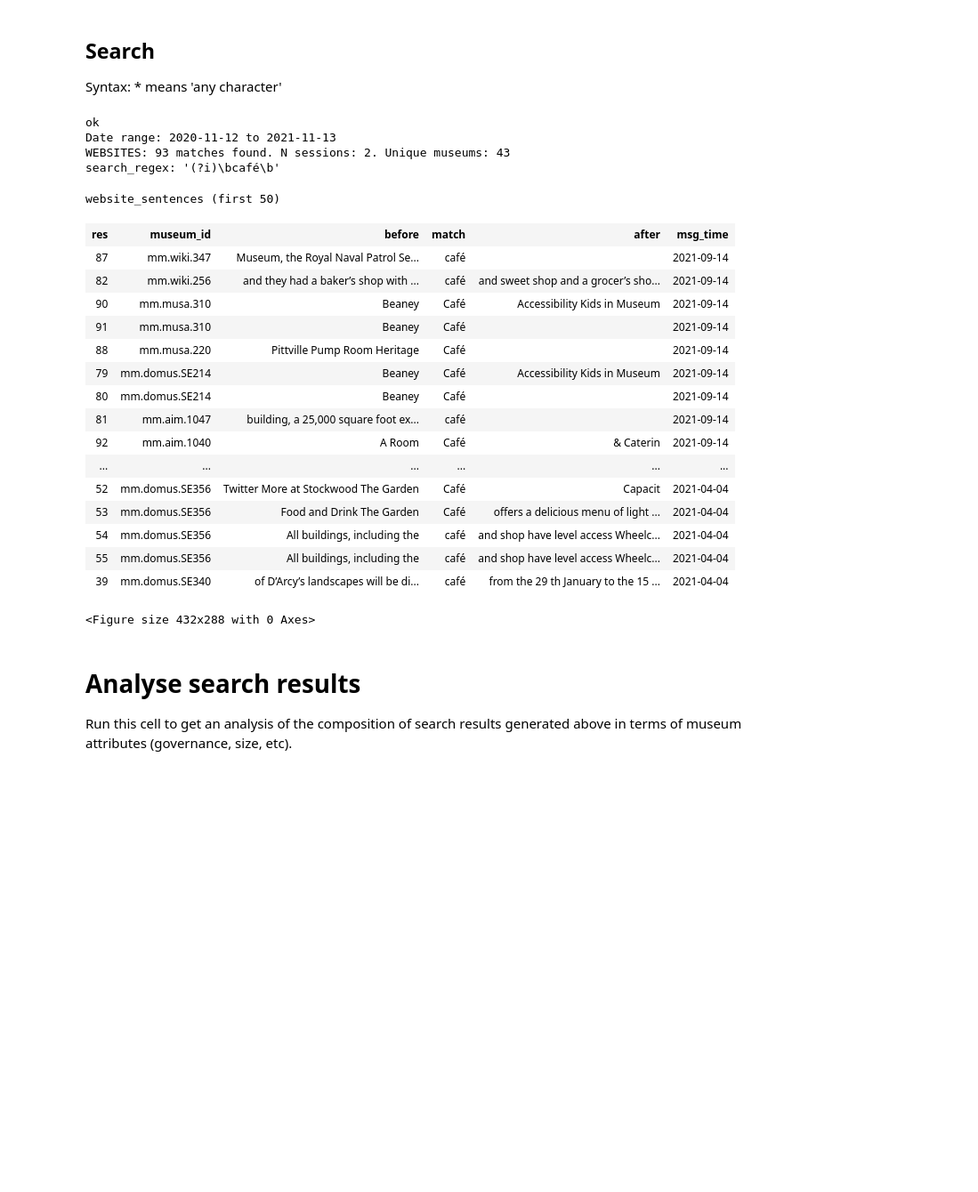
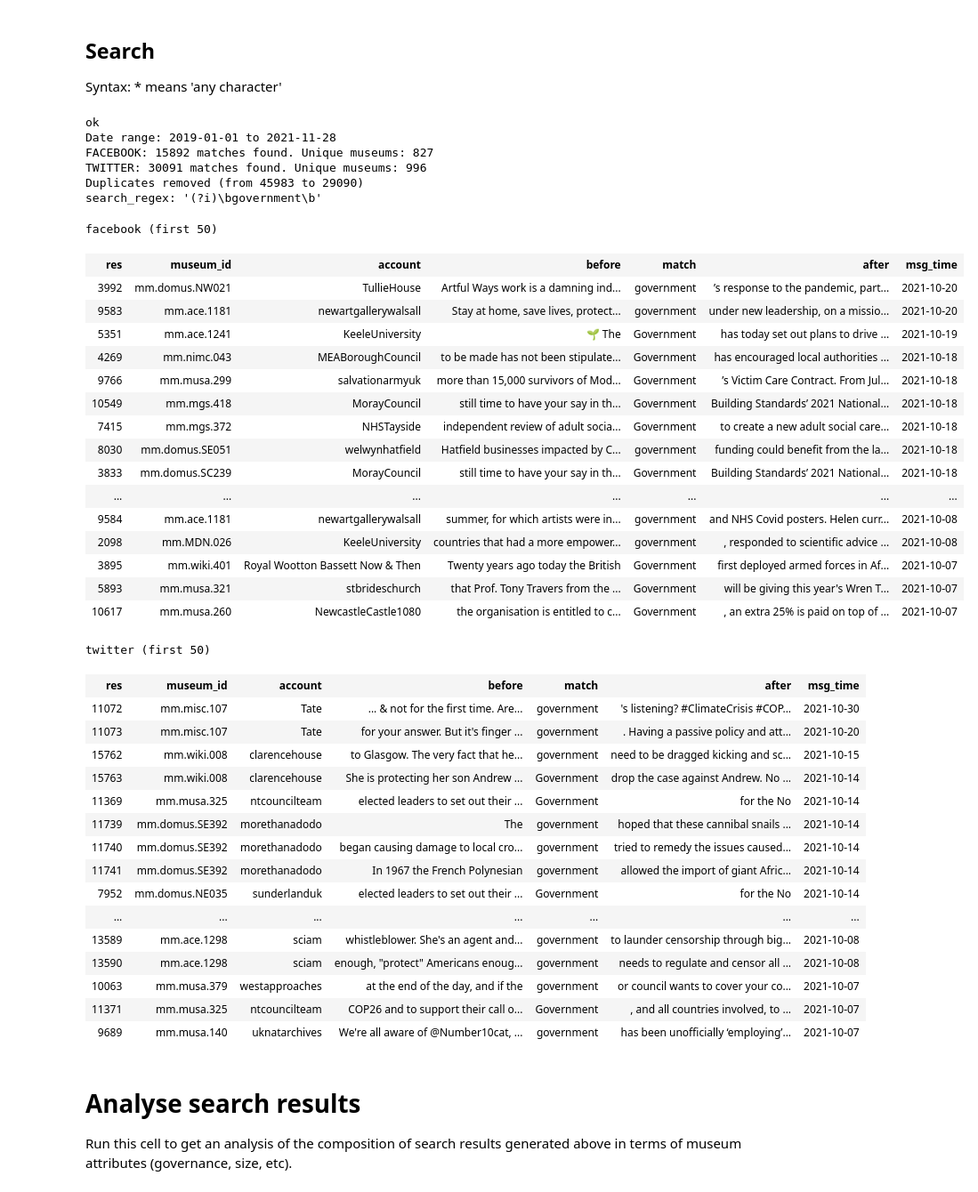
Before and after one commit to Birkbeck/museums-in-the-pandemic, a Jupyter notebook: mip/mip_search_app/google_collab_backup/mip_search_app_v1.ipynb, the cells around one changed output. Shown at 89% size. Drawn from its saved outputs; the diff is of its cells as text; code cells hidden in the pictures; blank space fills up the shorter version.

```diff
--- a/mip/mip_search_app/google_collab_backup/mip_search_app_v1.ipynb
+++ b/mip/mip_search_app/google_collab_backup/mip_search_app_v1.ipynb
@@ -28,48 +30,66 @@ Syntax: * means 'any character'
 # %%
 #@title Search corpus { display-mode: "form" }
 %run search_utils.py
-search_string = "caf\xE9" #@param {type:"string"}
+search_string = "government" #@param {type:"string"}
 case_sensitive = False #@param {type:"boolean"}
 search_websites = False
-search_website_sentences = True #@param {type:"boolean"}
-search_facebook = False #@param {type:"boolean"}
-search_twitter = False #@param {type:"boolean"}
-begin_date = "2020-11-12" #@param {type:"date"}
-end_date = "2021-11-13" #@param {type:"date"}
+search_website_sentences = False #@param {type:"boolean"}
+search_facebook = True #@param {type:"boolean"}
+search_twitter = True #@param {type:"boolean"}
+begin_date = "2019-01-01" #@param {type:"date"}
+end_date = "2021-11-28" #@param {type:"date"}
 max_results =  50#@param {type:"integer"}
 context_window =  10#@param {type:"integer"}
 
 res_df = run_search(search_string, case_sensitive,
            search_facebook, search_twitter, search_websites,
            search_website_sentences, begin_date, end_date)
 if len(res_df) > 0:
   results_html, results_page_df = generate_html_matches(res_df, search_string,
     case_sensitive, context_window, max_results)
   display(HTML(results_html))
 #res_df
 # %% [output]
 ok
-Date range: 2020-11-12 to 2021-11-13
-WEBSITES: 93 matches found. N sessions: 2. Unique museums: 43
-search_regex: '(?i)\bcafé\b'
+Date range: 2019-01-01 to 2021-11-28
+FACEBOOK: 15892 matches found. Unique museums: 827
+TWITTER: 30091 matches found. Unique museums: 996
+Duplicates removed (from 45983 to 29090)
+search_regex: '(?i)\bgovernment\b'
-website_sentences (first 50)
+facebook (first 50)
-| res | museum_id | before | match | after | msg_time |
-| 87 | mm.wiki.347 | Museum, the Royal Naval Patrol Se... | café |  | 2021-09-14 |
-| 82 | mm.wiki.256 | and they had a baker’s shop with ... | café | and sweet shop and a grocer’s sho... | 2021-09-14 |
-| 90 | mm.musa.310 | Beaney | Café | Accessibility Kids in Museum | 2021-09-14 |
-| 91 | mm.musa.310 | Beaney | Café |  | 2021-09-14 |
-| 88 | mm.musa.220 | Pittville Pump Room Heritage | Café |  | 2021-09-14 |
-| 79 | mm.domus.SE214 | Beaney | Café | Accessibility Kids in Museum | 2021-09-14 |
-| 80 | mm.domus.SE214 | Beaney | Café |  | 2021-09-14 |
-| 81 | mm.aim.1047 | building, a 25,000 square foot ex... | café |  | 2021-09-14 |
-| 92 | mm.aim.1040 | A Room | Café | & Caterin | 2021-09-14 |
-| ... | ... | ... | ... | ... | ... |
-| 52 | mm.domus.SE356 | Twitter More at Stockwood The Garden | Café | Capacit | 2021-04-04 |
-| 53 | mm.domus.SE356 | Food and Drink The Garden | Café | offers a delicious menu of light ... | 2021-04-04 |
-| 54 | mm.domus.SE356 | All buildings, including the | café | and shop have level access Wheelc... | 2021-04-04 |
-| 55 | mm.domus.SE356 | All buildings, including the | café | and shop have level access Wheelc... | 2021-04-04 |
-| 39 | mm.domus.SE340 | of D’Arcy’s landscapes will be di... | café | from the 29 th January to the 15 ... | 2021-04-04 |
+| res | museum_id | account | before | match | after | msg_time |
+| 3992 | mm.domus.NW021 | TullieHouse | Artful Ways work is a damning ind... | government | ’s response to the pandemic, part... | 2021-10-20 |
+| 9583 | mm.ace.1181 | newartgallerywalsall | Stay at home, save lives, protect... | government | under new leadership, on a missio... | 2021-10-20 |
+| 5351 | mm.ace.1241 | KeeleUniversity | 🌱 The | Government | has today set out plans to drive ... | 2021-10-19 |
+| 4269 | mm.nimc.043 | MEABoroughCouncil | to be made has not been stipulate... | Government | has encouraged local authorities ... | 2021-10-18 |
+| 9766 | mm.musa.299 | salvationarmyuk | more than 15,000 survivors of Mod... | Government | ’s Victim Care Contract. From Jul... | 2021-10-18 |
+| 10549 | mm.mgs.418 | MorayCouncil | still time to have your say in th... | Government | Building Standards’ 2021 National... | 2021-10-18 |
+| 7415 | mm.mgs.372 | NHSTayside | independent review of adult socia... | Government | to create a new adult social care... | 2021-10-18 |
+| 8030 | mm.domus.SE051 | welwynhatfield | Hatfield businesses impacted by C... | government | funding could benefit from the la... | 2021-10-18 |
+| 3833 | mm.domus.SC239 | MorayCouncil | still time to have your say in th... | Government | Building Standards’ 2021 National... | 2021-10-18 |
+| ... | ... | ... | ... | ... | ... | ... |
+| 9584 | mm.ace.1181 | newartgallerywalsall | summer, for which artists were in... | government | and NHS Covid posters. Helen curr... | 2021-10-08 |
+| 2098 | mm.MDN.026 | KeeleUniversity | countries that had a more empower... | government | , responded to scientific advice ... | 2021-10-08 |
+| 3895 | mm.wiki.401 | Royal Wootton Bassett Now & Then | Twenty years ago today the British | Government | first deployed armed forces in Af... | 2021-10-07 |
+| 5893 | mm.musa.321 | stbrideschurch | that Prof. Tony Travers from the ... | Government | will be giving this year's Wren T... | 2021-10-07 |
+| 10617 | mm.musa.260 | NewcastleCastle1080 | the organisation is entitled to c... | Government | , an extra 25% is paid on top of ... | 2021-10-07 |
-<Figure size 432x288 with 0 Axes>
+twitter (first 50)
+| res | museum_id | account | before | match | after | msg_time |
+| 11072 | mm.misc.107 | Tate | ... & not for the first time. Are... | government | 's listening? #ClimateCrisis #COP... | 2021-10-30 |
+| 11073 | mm.misc.107 | Tate | for your answer. But it's finger ... | government | . Having a passive policy and att... | 2021-10-20 |
+| 15762 | mm.wiki.008 | clarencehouse | to Glasgow. The very fact that he... | government | need to be dragged kicking and sc... | 2021-10-15 |
+| 15763 | mm.wiki.008 | clarencehouse | She is protecting her son Andrew ... | Government | drop the case against Andrew. No ... | 2021-10-14 |
+| 11369 | mm.musa.325 | ntcouncilteam | elected leaders to set out their ... | Government | for the No | 2021-10-14 |
+| 11739 | mm.domus.SE392 | morethanadodo | The | government | hoped that these cannibal snails ... | 2021-10-14 |
+| 11740 | mm.domus.SE392 | morethanadodo | began causing damage to local cro... | government | tried to remedy the issues caused... | 2021-10-14 |
+| 11741 | mm.domus.SE392 | morethanadodo | In 1967 the French Polynesian | government | allowed the import of giant Afric... | 2021-10-14 |
+| 7952 | mm.domus.NE035 | sunderlanduk | elected leaders to set out their ... | Government | for the No | 2021-10-14 |
+| ... | ... | ... | ... | ... | ... | ... |
+| 13589 | mm.ace.1298 | sciam | whistleblower. She's an agent and... | government | to launder censorship through big... | 2021-10-08 |
+| 13590 | mm.ace.1298 | sciam | enough, "protect" Americans enoug... | government | needs to regulate and censor all ... | 2021-10-08 |
+| 10063 | mm.musa.379 | westapproaches | at the end of the day, and if the | government | or council wants to cover your co... | 2021-10-07 |
+| 11371 | mm.musa.325 | ntcouncilteam | COP26 and to support their call o... | Government | , and all countries involved, to ... | 2021-10-07 |
+| 9689 | mm.musa.140 | uknatarchives | We're all aware of @Number10cat, ... | government | has been unofficially ‘employing’... | 2021-10-07 |
 # %% [markdown]
 # Analyse search results
 
```
Also changed, not shown: parts of 3 cells of this notebook, 3 other files.
